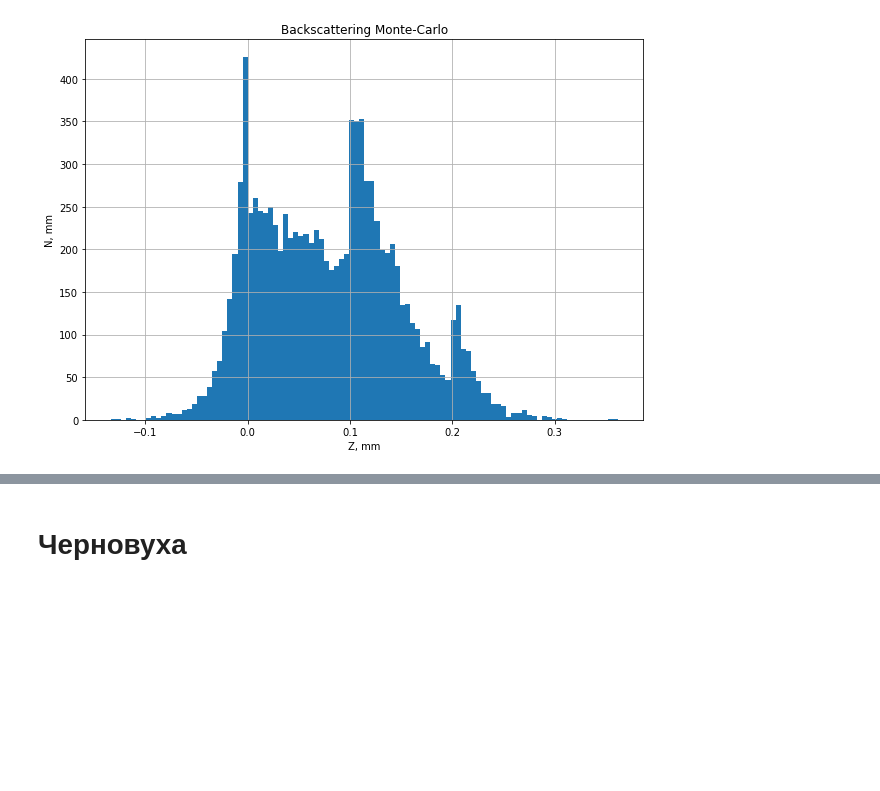
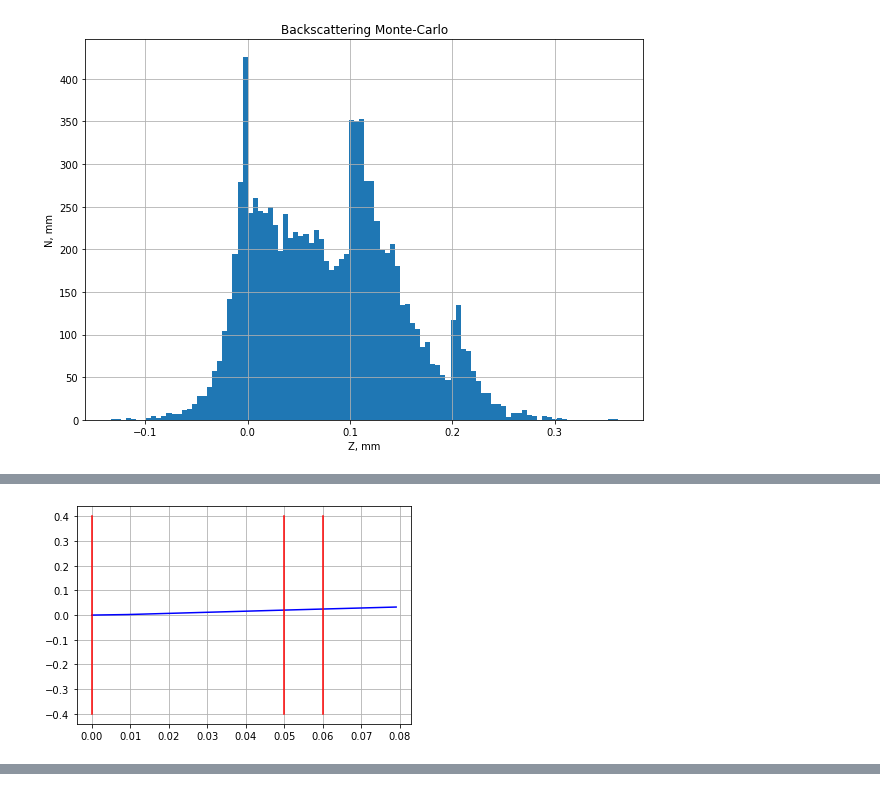
Before and after one commit to ya-stanu-hokage/Monte-Carlo-Scattering, a Jupyter notebook: Monte-Carlo Scattering.ipynb, the cells around one changed output, grey strips where cells are left out. Drawn from its saved outputs; the diff is of its cells as text; code cells hidden in the pictures; blank space fills up the shorter version.

```diff
--- a/Monte-Carlo Scattering.ipynb
+++ b/Monte-Carlo Scattering.ipynb
@@ -209,6 +209,19 @@ plt.show()
 [figure]
 Обратно рассеяные 14.44 %
 [figure]
+# %%
+def initial(NA0, w0):
+    #начальная точка
+    x0, y0 = w0, w0
+    while abs(x0) > w0/2:
+        x0 = rn.gauss(0, w0)
+    while abs(y0) > w0/2:
+        y0 = rn.gauss(0, w0)
+    init = [x0, y0, 0]
+    #начальное направление
+    phi0 = rn.uniform(0.0, 1.0)*2*np.pi
+    th0 =  rn.uniform(-NA0, NA0)
+    return init, phi0, th0
 # %%
 def initial_and_first_scat(l_ph, NA0, w0):
     #начальная точка
@@ -559,54 +495,52 @@ def transmition(num, z_in, length, th_in, phi_in, n, Layers, init_xyz, x, y, z):
 #показатель преломления слоев
 n = [1, 1.4, 1.43, 1.45]
 #линии разделения слоев
-Layers = [0, 0.1, 0.2, 2]
+Layers = [0, 0.05, 0.06, 2]
 #коэф рассеяния/поглощения
-mu_a = [0, 7, 5, 10]
-mu_s = [0.0001, 42.5, 30, 20]
+mu_a = [0, 2, 5, 10]
+mu_s = [0.0001, 60.5, 30, 20]
 #длина свободного пробега в слое
 l_ph = [1/(mu_s[i]+mu_a[i]) for i in range(len(Layers))]
 #фактор анизотропии
 g = [0.9999, 0.9, 0.8, 0.7]
-
+back = 0
 RT = [reflection, transmition]
-back = 0
-
 #число фотонов
-N = 100000
+N = 1
 for i in range(N):
     num = 1
     a = 0
     init = [0, 0, 0]
     th0, phi0 = 0, 0
     x, y, z = [0], [0], [0]
     while a <= mu_s[num]/(mu_s[num]+mu_a[num]):
         x1, y1, z1, th0, phi0, length = scattering(num, l_ph[num], g[num], th0, phi0, init)
         if num == 0:
             back = back+1
             break
 
         #проверка микро-отр/пропуск
         while num != check_num(z1, Layers):
             if num == 0:
                 break
             #определение направления движения
             sn = int(np.sign(np.cos(th0)))
             #отражение-пропускание
             flag = check_R_or_T(num, th0, sn, n, Layers)
             #новые координаты на перепроверку микро-отр/пропуск
             num, length, x1, y1, z1, th0, phi0, init, x, y, z = RT[flag](num, z1, length, th0, phi0, n, Layers, init, x, y, z)
 
         #сохранение данных в массив
         x.append(x1), y.append(y1), z.append(z1)
         init = [x1, y1, z1]
         a = rn.random()
 
-#     plt.plot(z, x, 'b')
+    plt.plot(z, x, 'b')
 
-# for i in range(len(Layers)-1):
-#     plt.plot([Layers[i], Layers[i]], [-0.4, 0.4], 'r')
-# plt.grid()
-# plt.show()
-
-print(back/N*100, '%')
+for i in range(len(Layers)-1):
+    plt.plot([Layers[i], Layers[i]], [-0.4, 0.4], 'r')
+plt.grid()
+plt.show()
+#print(back/N*100, '%')
 # %% [output]
+[figure, added]
@@ -616,2 +548,0 @@ Wall time: 10.1 s
-# %% [markdown]
-# Черновуха
```
Also changed, not shown: parts of 5 cells of this notebook.
